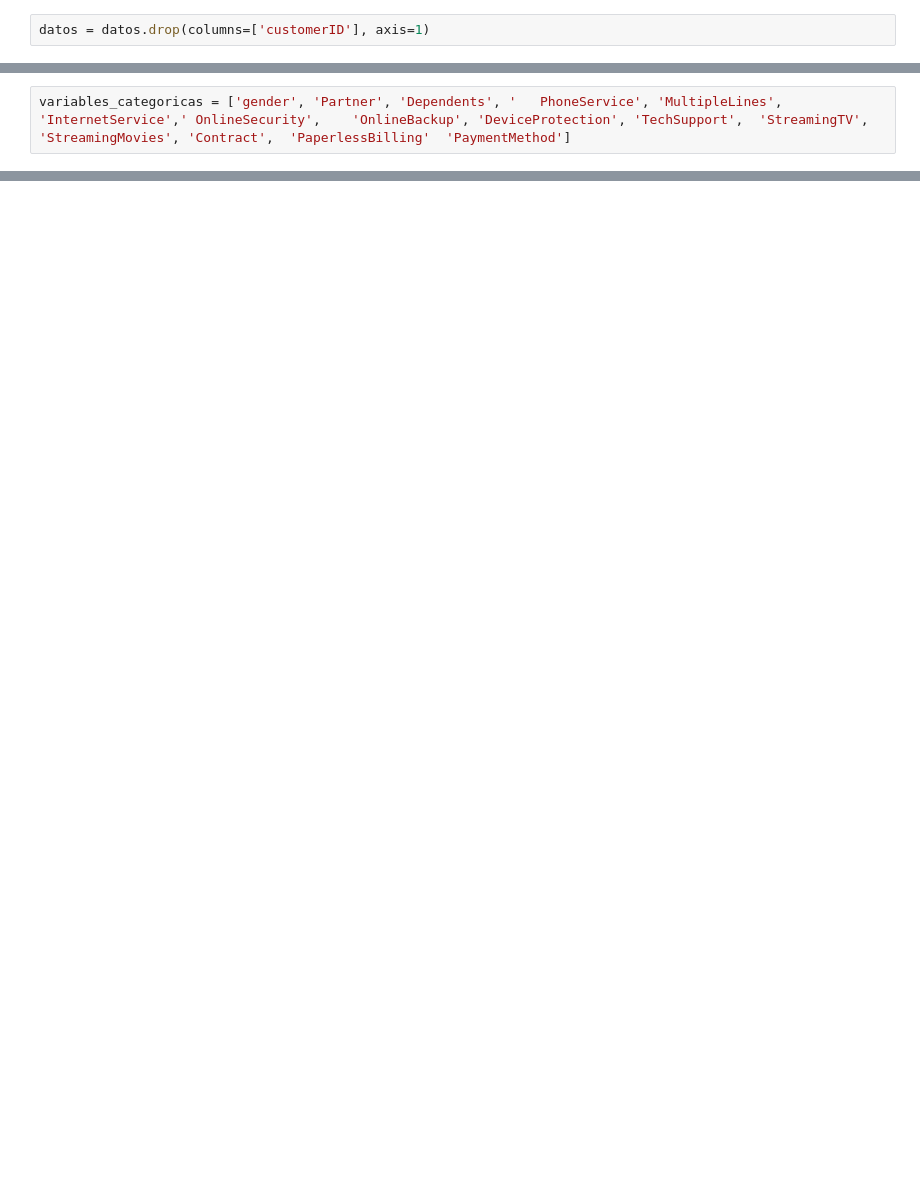
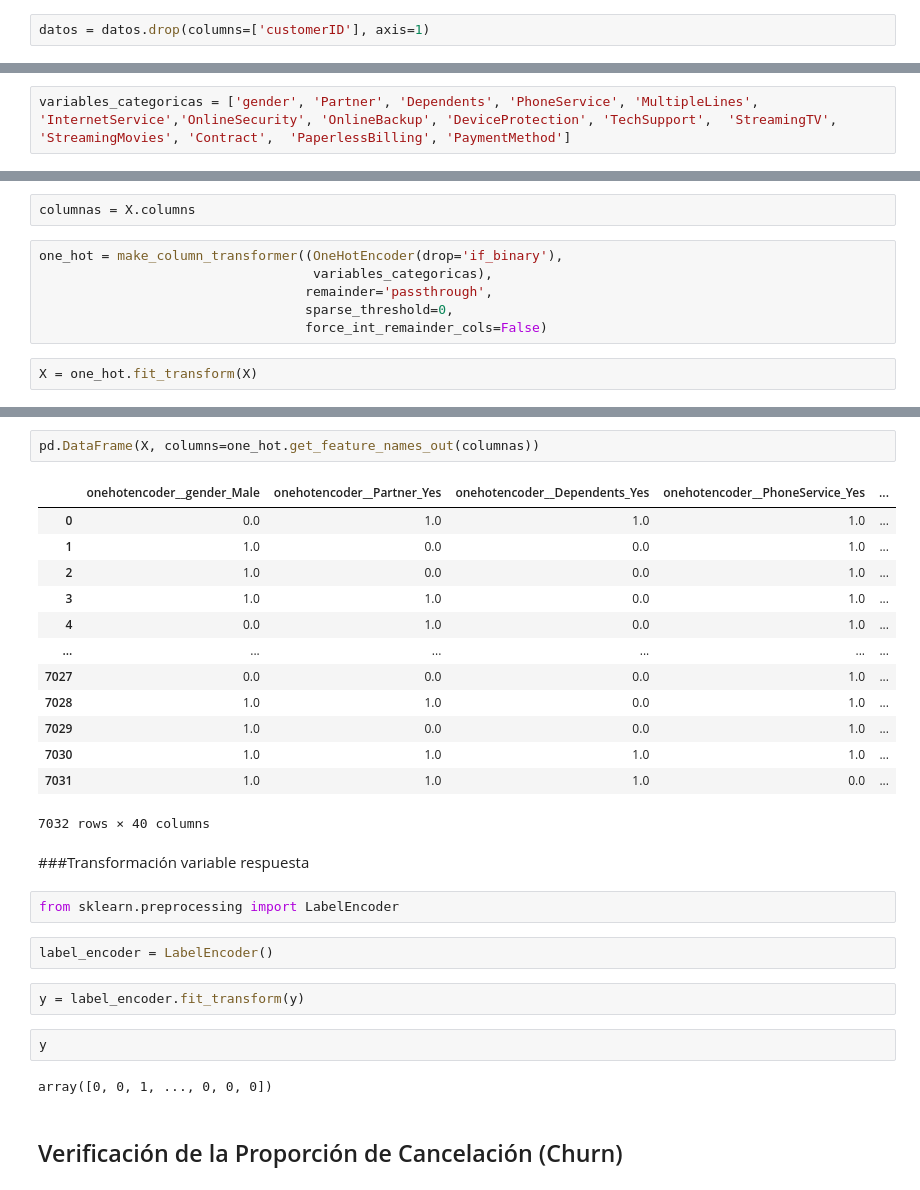
Before and after one commit to Cristiand056/TelecomX_parte2_Latam, a Jupyter notebook: TelecomX_parte2_Latam.ipynb, the cells around one changed output, grey strips where cells are left out. Saved outputs shown, nothing was run; the diff lists cells and outputs as text; blank space fills up the shorter version.

```diff
--- a/TelecomX_parte2_Latam.ipynb
+++ b/TelecomX_parte2_Latam.ipynb
@@ -29,2 +95,2 @@ datos.sample(5)
 # %%
-variables_categoricas = ['gender', 'Partner', 'Dependents', '	PhoneService', 'MultipleLines', 'InternetService','	OnlineSecurity',	'OnlineBackup',	'DeviceProtection',	'TechSupport',	'StreamingTV',	'StreamingMovies', 'Contract',	'PaperlessBilling'	'PaymentMethod']
+variables_categoricas = ['gender', 'Partner', 'Dependents', 'PhoneService', 'MultipleLines', 'InternetService','OnlineSecurity',	'OnlineBackup',	'DeviceProtection',	'TechSupport',	'StreamingTV',	'StreamingMovies', 'Contract',	'PaperlessBilling',	'PaymentMethod']
@@ -30,0 +100,10 @@ variables_categoricas = ['gender', 'Partner', 'Dependents', '	PhoneService', 'Mu
+# %%
+columnas = X.columns
+# %%
+one_hot = make_column_transformer((OneHotEncoder(drop='if_binary'),
+                                   variables_categoricas),
+                                  remainder='passthrough',
+                                  sparse_threshold=0,
+                                  force_int_remainder_cols=False)
+# %%
+X = one_hot.fit_transform(X)
@@ -30,0 +140,30 @@ variables_categoricas = ['gender', 'Partner', 'Dependents', '	PhoneService', 'Mu
+# %%
+pd.DataFrame(X, columns=one_hot.get_feature_names_out(columnas))
+# %% [output]
+|  | onehotencoder__gender_Male | onehotencoder__Partner_Yes | onehotencoder__Dependents_Yes | onehotencoder__PhoneService_Yes | ... |
+| 0 | 0.0 | 1.0 | 1.0 | 1.0 | ... |
+| 1 | 1.0 | 0.0 | 0.0 | 1.0 | ... |
+| 2 | 1.0 | 0.0 | 0.0 | 1.0 | ... |
+| 3 | 1.0 | 1.0 | 0.0 | 1.0 | ... |
+| 4 | 0.0 | 1.0 | 0.0 | 1.0 | ... |
+| ... | ... | ... | ... | ... | ... |
+| 7027 | 0.0 | 0.0 | 0.0 | 1.0 | ... |
+| 7028 | 1.0 | 1.0 | 0.0 | 1.0 | ... |
+| 7029 | 1.0 | 0.0 | 0.0 | 1.0 | ... |
+| 7030 | 1.0 | 1.0 | 1.0 | 1.0 | ... |
+| 7031 | 1.0 | 1.0 | 1.0 | 0.0 | ... |
+7032 rows × 40 columns
+# %% [markdown]
+###Transformación variable respuesta
+# %%
+from sklearn.preprocessing import LabelEncoder
+# %%
+label_encoder = LabelEncoder()
+# %%
+y = label_encoder.fit_transform(y)
+# %%
+y
+# %% [output]
+array([0, 0, 1, ..., 0, 0, 0])
+# %% [markdown]
+## Verificación de la Proporción de Cancelación (Churn)
```
Also changed, not shown: parts of 30 cells of this notebook.
